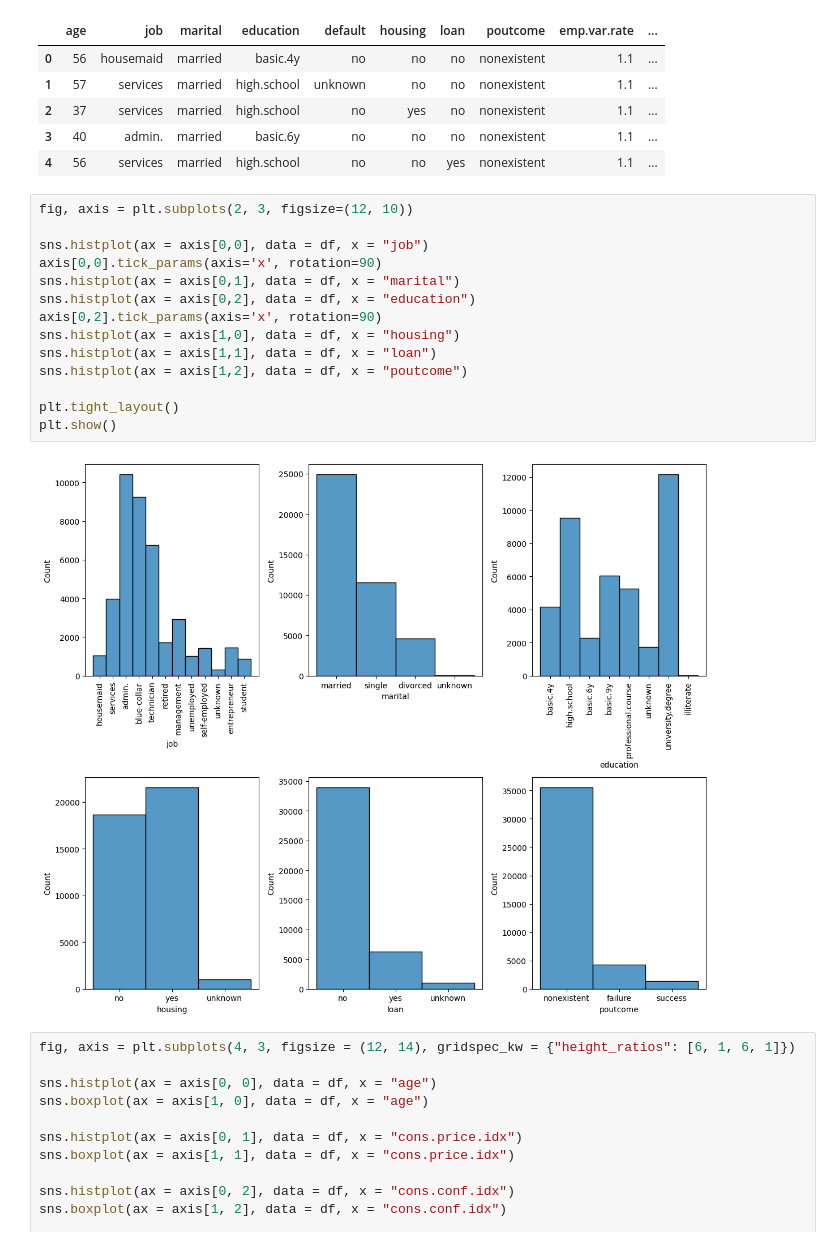
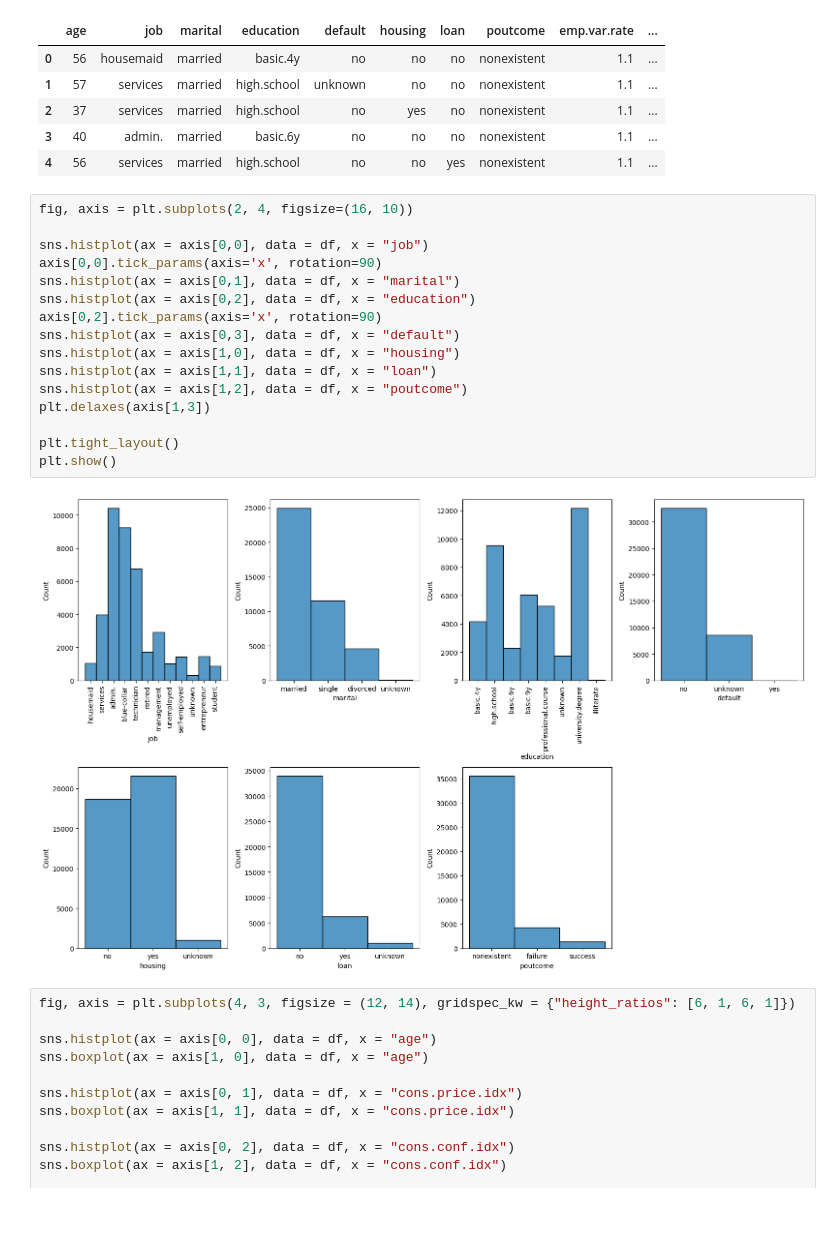
Before and after one commit to 4GeeksAcademy/Loic-Regresion-Logistica, a Jupyter notebook: src/explore.ipynb, the cells around one changed output. Cells and saved outputs as stored; diff of their text form; blank space fills up the shorter version.

```diff
--- a/src/explore.ipynb
+++ b/src/explore.ipynb
@@ -67,21 +61,23 @@ df.head()
 | 3 | 40 | admin. | married | basic.6y | no | no | no | nonexistent | 1.1 | ... |
 | 4 | 56 | services | married | high.school | no | no | yes | nonexistent | 1.1 | ... |
 # %%
-fig, axis = plt.subplots(2, 3, figsize=(12, 10))
+fig, axis = plt.subplots(2, 4, figsize=(16, 10))
 
 sns.histplot(ax = axis[0,0], data = df, x = "job")
 axis[0,0].tick_params(axis='x', rotation=90)
 sns.histplot(ax = axis[0,1], data = df, x = "marital")
 sns.histplot(ax = axis[0,2], data = df, x = "education")
 axis[0,2].tick_params(axis='x', rotation=90)
+sns.histplot(ax = axis[0,3], data = df, x = "default")
 sns.histplot(ax = axis[1,0], data = df, x = "housing")
 sns.histplot(ax = axis[1,1], data = df, x = "loan")
 sns.histplot(ax = axis[1,2], data = df, x = "poutcome")
+plt.delaxes(axis[1,3])
 
 plt.tight_layout()
 plt.show()
 # %% [output]
-[figure, old version]
+[figure, new version]
 # %%
 fig, axis = plt.subplots(4, 3, figsize = (12, 14), gridspec_kw = {"height_ratios": [6, 1, 6, 1]})
 
```
Also changed, not shown: parts of 23 cells of this notebook.
